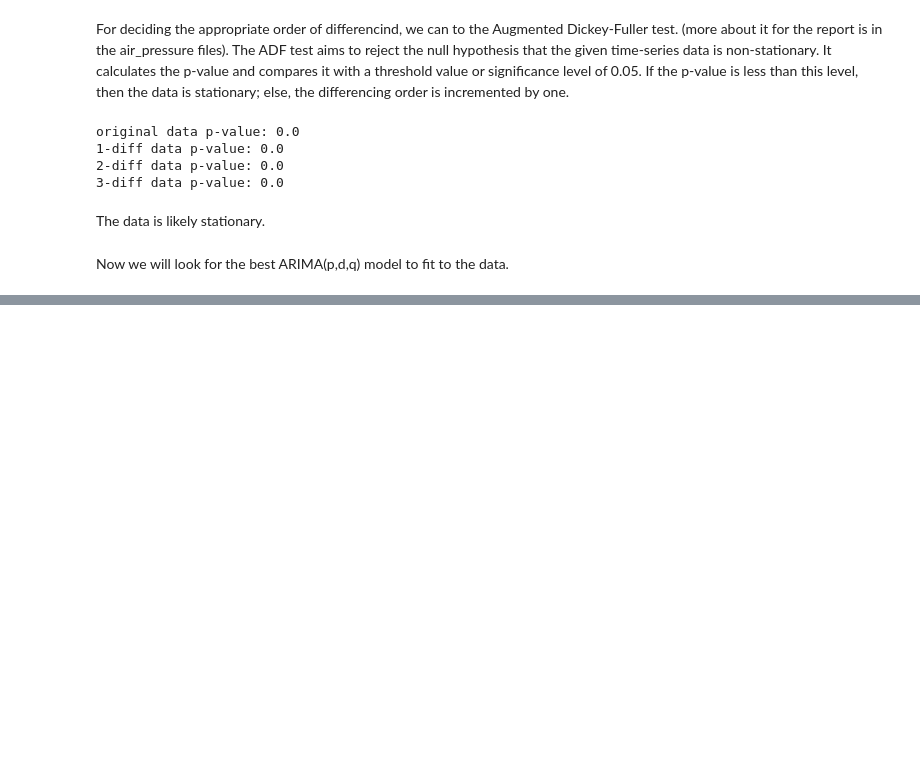
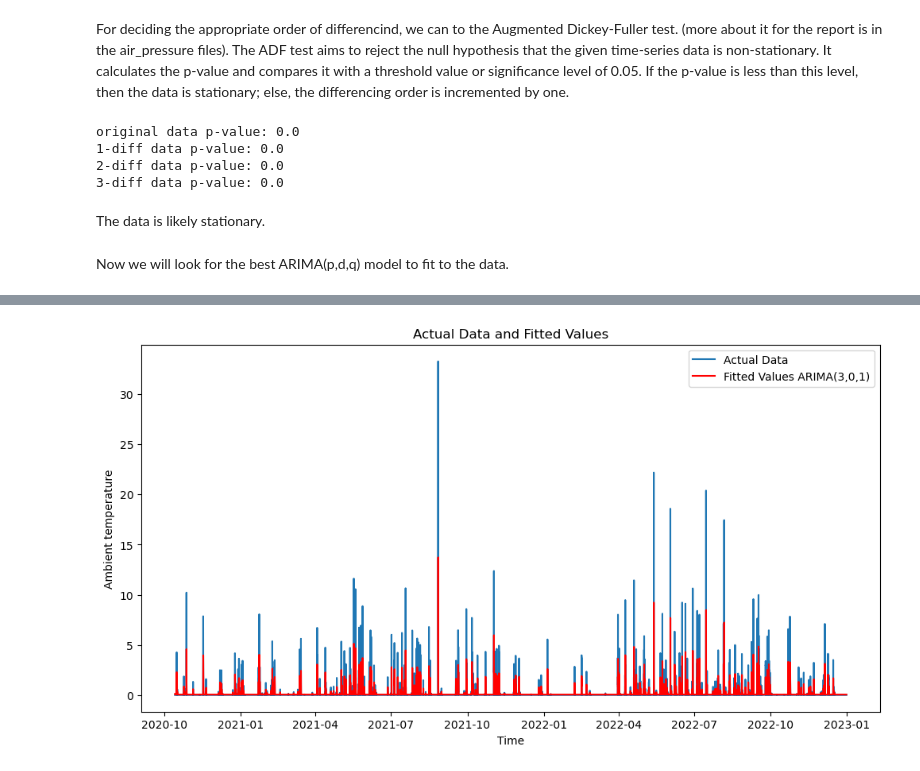
Before and after one commit to bregina98/Local-prediction-of-weather-parameters-based-on-historical-data, a Jupyter notebook: rain_intensity.ipynb, the cells around one changed output, grey strips where cells are left out. Cells and saved outputs as stored; diff of their text form; code cells hidden in the pictures; blank space fills up the shorter version.

```diff
--- a/rain_intensity.ipynb
+++ b/rain_intensity.ipynb
@@ -349,0 +498,24 @@ Warnings:
+# %%
+# ARIMA(3,0,1) (2nd fit)
+
+# change p,d,q to the best found
+
+from statsmodels.tsa.arima.model import ARIMA
+import warnings
+warnings.filterwarnings("ignore")
+
+# fit
+model_301 = ARIMA(rain_intensity_20_21_22, order=(3,0,1))
+fit_301 = model_301.fit()
+
+# summary of the fit
+print(fit_301.summary())
+
+# ARIMA forecast for 1 day (24 steps) into the future
+
+forecast_result_301 = fit_301.get_forecast(steps=24)
+forecast_values_301 = forecast_result_301.predicted_mean
+conf_int_301 = forecast_result_301.conf_int()
+
+print("Forecasted values:", forecast_values_301)
+print("95% Confidence intervals of forecasts:", conf_int_301)
@@ -349,0 +559,19 @@ Warnings:
+# %%
+# plot actual data and fitted values - 1ST ARIMA
+# change p,d,q to the best found
+
+# fitted values
+fitted_values_301 = fit_301.fittedvalues
+
+plt.figure(figsize=(12,6))
+plt.plot(rain_intensity_20_21_22.index, rain_intensity_20_21_22, label='Actual Data')
+plt.plot(rain_intensity_20_21_22.index, fitted_values_301, color='red', label='Fitted Values ARIMA(3,0,1)')
+plt.legend()
+plt.xlabel('Time')
+plt.ylabel('Ambient temperature')
+plt.title('Actual Data and Fitted Values')
+plt.show()
+
+# this looks too good
+# %% [output]
+[figure, added]
```
Also changed, not shown: parts of 18 cells of this notebook.
